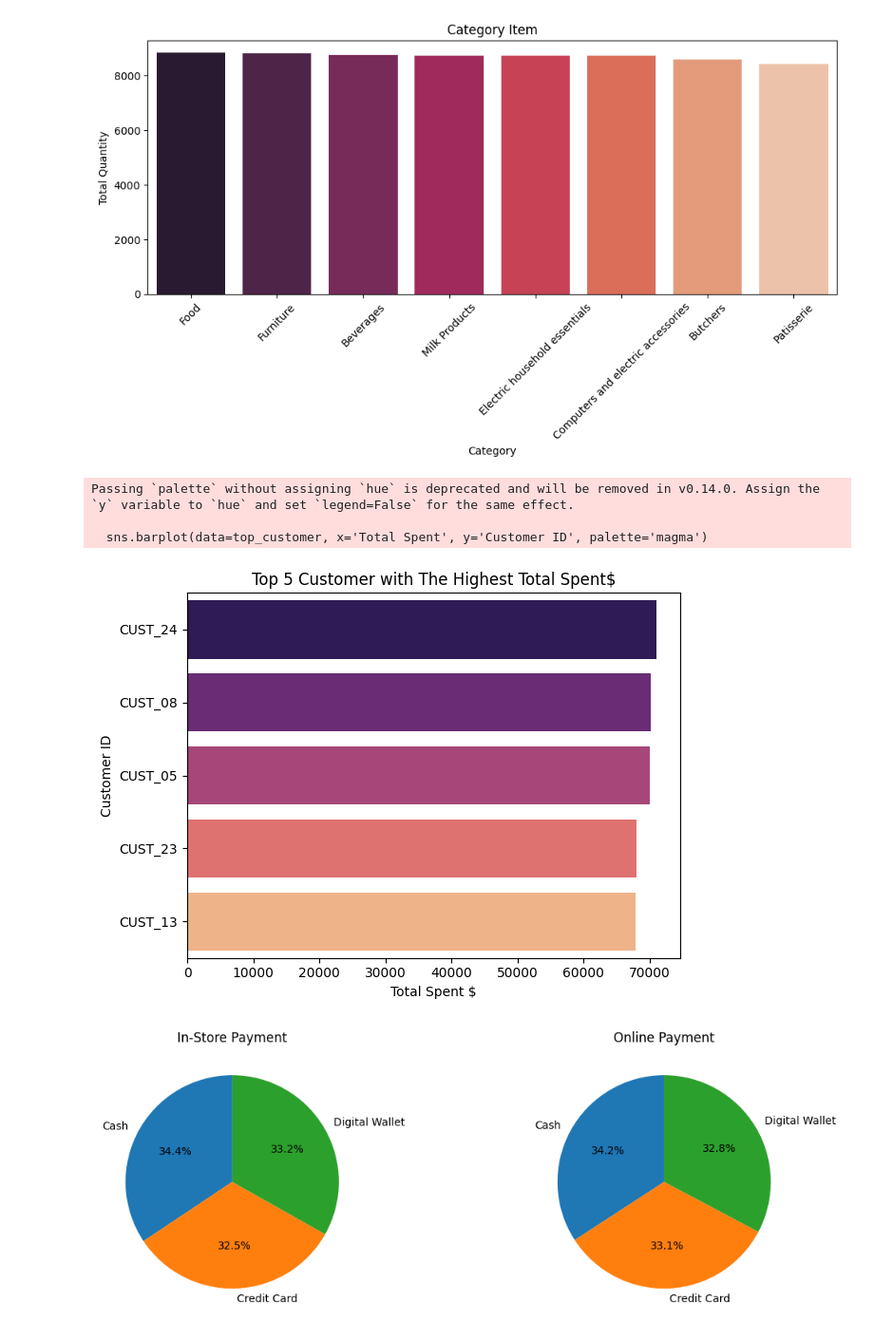
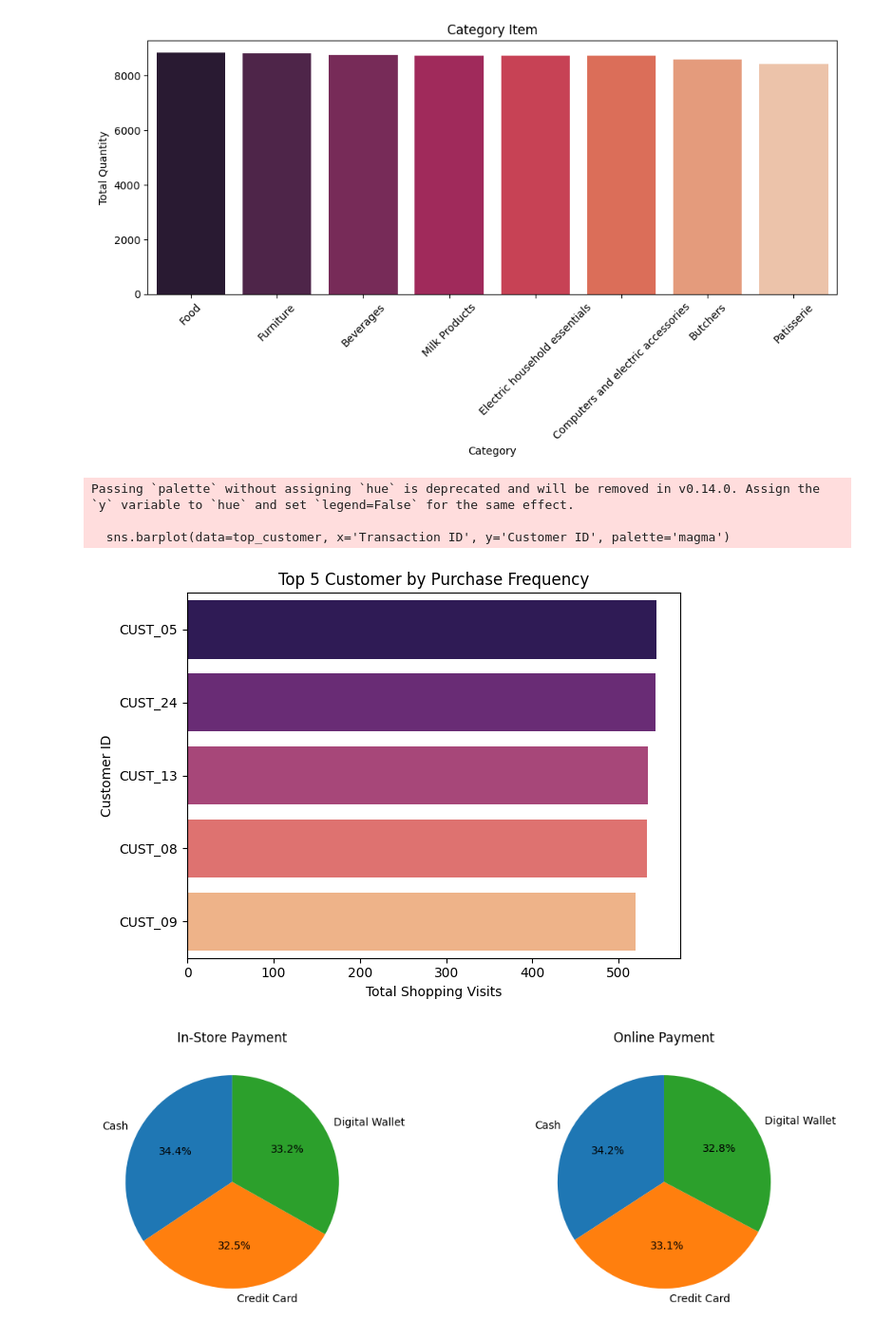
Before and after one commit to cityardhelaalisya/Data-Analyst-Portofolio, a Jupyter notebook: Retail_Store_Sales_Exploratory_Data_Analyst_and_Data_Cleaning.ipynb, the cells around one changed output. Shown at 95% size. Drawn from its saved outputs; the diff is of its cells as text; code cells hidden in the pictures.

```diff
--- a/Retail_Store_Sales_Exploratory_Data_Analyst_and_Data_Cleaning.ipynb
+++ b/Retail_Store_Sales_Exploratory_Data_Analyst_and_Data_Cleaning.ipynb
@@ -189,20 +235,20 @@ Passing `palette` without assigning `hue` is deprecated and will be removed in v
   sns.barplot(data=most_buy_item_category, x='Category', y='Quantity', palette = 'rocket')
 [figure]
 # %%
-# 3. Top 5 Customer
+# 3. Top 5 Customer by purchase frequency
 
-top_customer = sales.groupby('Customer ID')['Total Spent'].sum().reset_index().sort_values(by='Total Spent', ascending=False).head(5)
-sns.barplot(data=top_customer, x='Total Spent', y='Customer ID', palette='magma')
-plt.title('Top 5 Customer with The Highest Total Spent$')
-plt.xlabel('Total Spent $')
+top_customer = sales.groupby('Customer ID')['Transaction ID'].count().reset_index().sort_values(by='Transaction ID', ascending=False).head(5)
+sns.barplot(data=top_customer, x='Transaction ID', y='Customer ID', palette='magma')
+plt.title('Top 5 Customer by Purchase Frequency')
+plt.xlabel('Total Shopping Visits')
 plt.ylabel('Customer ID')
 plt.tight_layout()
 plt.show()
 # %% [output]
 Passing `palette` without assigning `hue` is deprecated and will be removed in v0.14.0. Assign the `y` variable to `hue` and set `legend=False` for the same effect.
 
-  sns.barplot(data=top_customer, x='Total Spent', y='Customer ID', palette='magma')
+  sns.barplot(data=top_customer, x='Transaction ID', y='Customer ID', palette='magma')
-[figure, old version]
+[figure, new version]
 # %%
 # 4. What kind of Payment method do customers use the most in each location?
 
```
Also changed, not shown: parts of 3 cells of this notebook.
